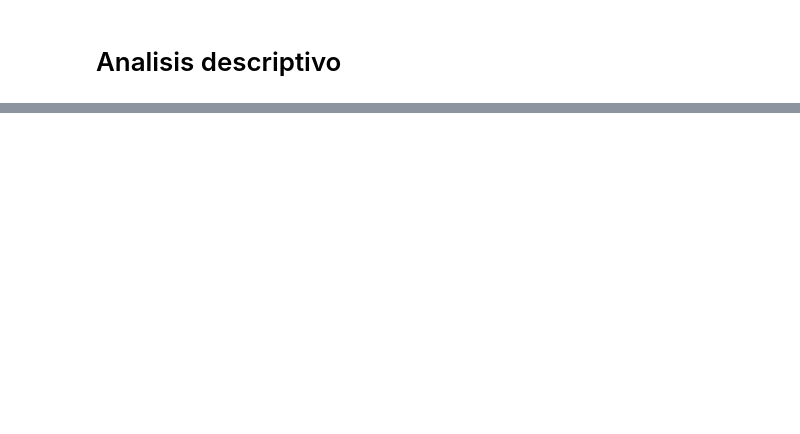
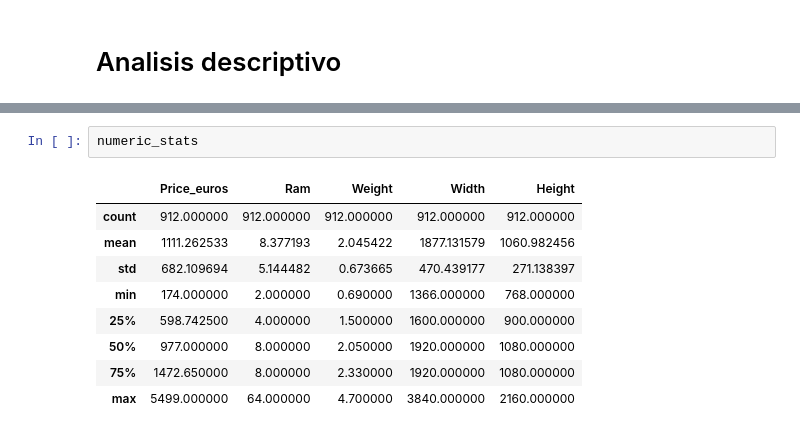
Before and after one commit to andreszaragoza/Train_Eda, a Jupyter notebook: notebooks/Analisis.ipynb, the cells around one changed output, grey strips where cells are left out. Cells and saved outputs as stored; diff of their text form; blank space fills up the shorter version.

```diff
--- a/notebooks/Analisis.ipynb
+++ b/notebooks/Analisis.ipynb
@@ -356,2 +337,14 @@ numeric_descriptive_stats
+# %%
+numeric_stats
+# %% [output]
+|  | Price_euros | Ram | Weight | Width | Height |
+| count | 912.000000 | 912.000000 | 912.000000 | 912.000000 | 912.000000 |
+| mean | 1111.262533 | 8.377193 | 2.045422 | 1877.131579 | 1060.982456 |
+| std | 682.109694 | 5.144482 | 0.673665 | 470.439177 | 271.138397 |
+| min | 174.000000 | 2.000000 | 0.690000 | 1366.000000 | 768.000000 |
+| 25% | 598.742500 | 4.000000 | 1.500000 | 1600.000000 | 900.000000 |
+| 50% | 977.000000 | 8.000000 | 2.050000 | 1920.000000 | 1080.000000 |
+| 75% | 1472.650000 | 8.000000 | 2.330000 | 1920.000000 | 1080.000000 |
+| max | 5499.000000 | 64.000000 | 4.700000 | 3840.000000 | 2160.000000 |
 # %%
 categorical_descriptive_stats
```
Also changed, not shown: parts of 29 cells of this notebook.
